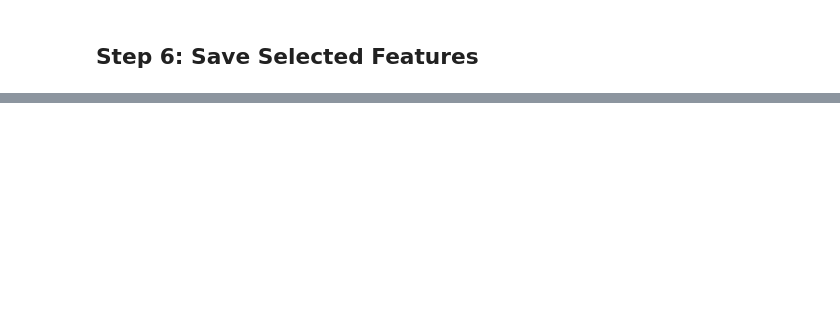
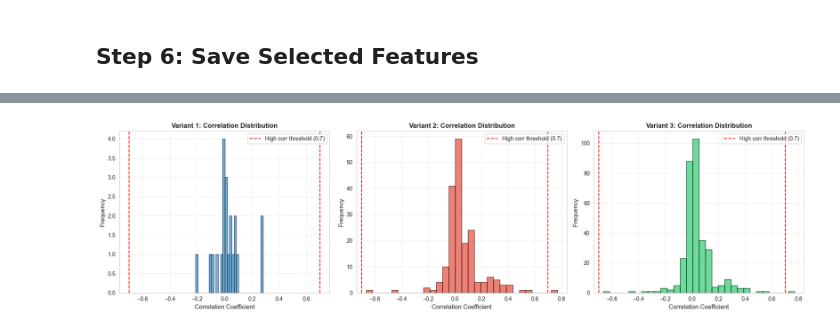
Before and after one commit to SatrunsDream/Workload-effect-on-pitcher-injury, a Jupyter notebook: feature_selection.ipynb, the cells around one changed output, grey strips where cells are left out. Saved outputs shown, nothing was run; the diff lists cells and outputs as text; code cells hidden in the pictures; blank space fills up the shorter version.

```diff
--- a/feature_selection.ipynb
+++ b/feature_selection.ipynb
@@ -991,0 +1216,68 @@ print("\n✓ Feature selection results saved to 'feature_selection_results.pkl'"
+# %%
+# Create a summary visualization of correlation distributions
+fig, axes = plt.subplots(1, 3, figsize=(18, 5))
+
+# Extract upper triangle values (excluding diagonal)
+def get_upper_triangle_values(corr_matrix):
+    mask = np.triu(np.ones_like(corr_matrix, dtype=bool), k=1)
+    return corr_matrix.where(mask).stack().values
+
+# Variant 1
+ax1 = axes[0]
+corr_values_v1 = get_upper_triangle_values(corr_variant1)
+ax1.hist(corr_values_v1, bins=30, edgecolor='black', alpha=0.7, color='#3498db')
+ax1.axvline(x=0.7, color='r', linestyle='--', label='High corr threshold (0.7)')
+ax1.axvline(x=-0.7, color='r', linestyle='--')
+ax1.set_xlabel('Correlation Coefficient', fontsize=11)
+ax1.set_ylabel('Frequency', fontsize=11)
+ax1.set_title('Variant 1: Correlation Distribution', fontweight='bold')
+ax1.legend()
+ax1.grid(True, alpha=0.3)
+
+# Variant 2
+ax2 = axes[1]
+corr_values_v2 = get_upper_triangle_values(corr_variant2)
+ax2.hist(corr_values_v2, bins=30, edgecolor='black', alpha=0.7, color='#e74c3c')
+ax2.axvline(x=0.7, color='r', linestyle='--', label='High corr threshold (0.7)')
+ax2.axvline(x=-0.7, color='r', linestyle='--')
+ax2.set_xlabel('Correlation Coefficient', fontsize=11)
+ax2.set_ylabel('Frequency', fontsize=11)
+ax2.set_title('Variant 2: Correlation Distribution', fontweight='bold')
+ax2.legend()
+ax2.grid(True, alpha=0.3)
+
+# Variant 3
+ax3 = axes[2]
+corr_values_v3 = get_upper_triangle_values(corr_variant3)
+ax3.hist(corr_values_v3, bins=30, edgecolor='black', alpha=0.7, color='#2ecc71')
+ax3.axvline(x=0.7, color='r', linestyle='--', label='High corr threshold (0.7)')
+ax3.axvline(x=-0.7, color='r', linestyle='--')
+ax3.set_xlabel('Correlation Coefficient', fontsize=11)
+ax3.set_ylabel('Frequency', fontsize=11)
+ax3.set_title('Variant 3: Correlation Distribution', fontweight='bold')
+ax3.legend()
+ax3.grid(True, alpha=0.3)
+
+plt.tight_layout()
+plt.show()
+
+# Print summary statistics
+print("\n" + "=" * 60)
+print("CORRELATION SUMMARY STATISTICS")
+print("=" * 60)
+print(f"\nVariant 1:")
+print(f"  Mean |correlation|: {np.abs(corr_values_v1).mean():.3f}")
+print(f"  Max |correlation|: {np.abs(corr_values_v1).max():.3f}")
+print(f"  Pairs with |r| >= 0.7: {np.sum(np.abs(corr_values_v1) >= 0.7)}")
+
+print(f"\nVariant 2:")
+print(f"  Mean |correlation|: {np.abs(corr_values_v2).mean():.3f}")
+print(f"  Max |correlation|: {np.abs(corr_values_v2).max():.3f}")
+print(f"  Pairs with |r| >= 0.7: {np.sum(np.abs(corr_values_v2) >= 0.7)}")
+
+print(f"\nVariant 3:")
+print(f"  Mean |correlation|: {np.abs(corr_values_v3).mean():.3f}")
+print(f"  Max |correlation|: {np.abs(corr_values_v3).max():.3f}")
+print(f"  Pairs with |r| >= 0.7: {np.sum(np.abs(corr_values_v3) >= 0.7)}")
+# %% [output]
+[figure, added]
```
Also changed, not shown: parts of 11 cells of this notebook, 3 other files.
